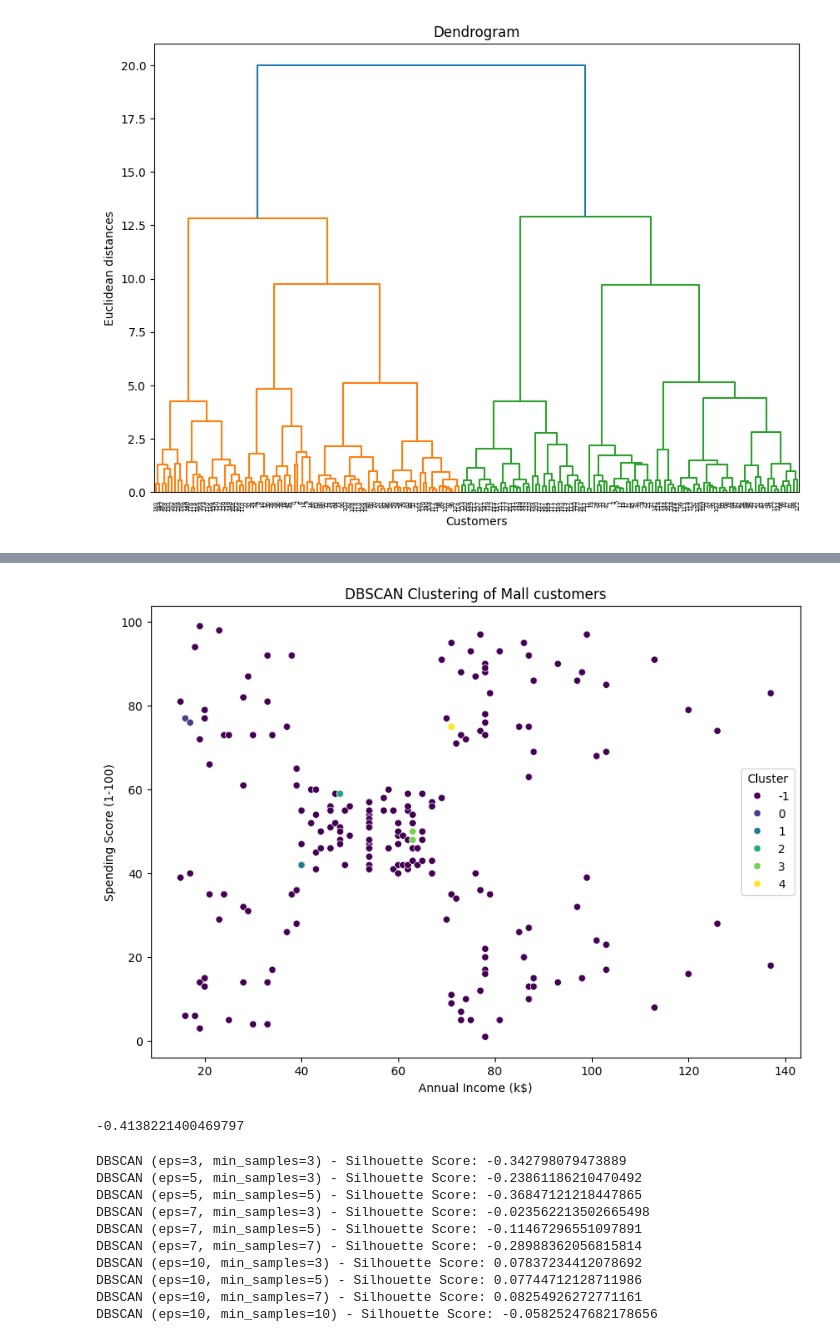
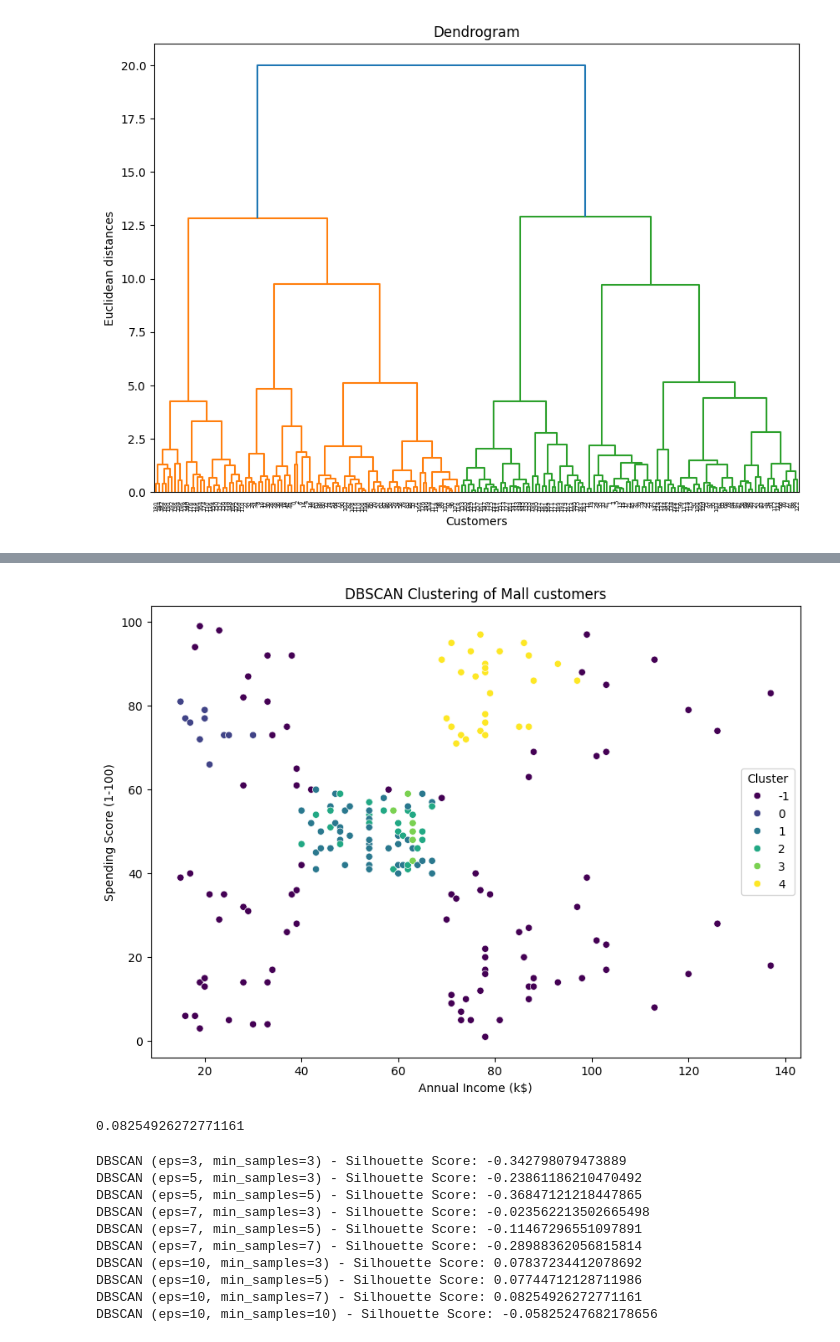
Before and after one commit to bubpen/sparta, a Jupyter notebook: machine_learning/unsupervised_learning/unsuprvised_learning.ipynb, the cells around one changed output, grey strips where cells are left out. Cells and saved outputs as stored; diff of their text form; code cells hidden in the pictures.

```diff
--- a/machine_learning/unsupervised_learning/unsuprvised_learning.ipynb
+++ b/machine_learning/unsupervised_learning/unsuprvised_learning.ipynb
@@ -183,19 +183,19 @@ X = X[['Age','Annual Income (k$)', 'Spending Score (1-100)']]
 scaler = StandardScaler()
 X_scaled = scaler.fit_transform(X)
 # %%
-dbscan =DBSCAN(eps =2, min_samples = 2)
+dbscan =DBSCAN(eps =10, min_samples = 7)
 df['Cluster'] = dbscan.fit_predict(X)
 
 plt.figure(figsize = (10,7))
 sns.scatterplot(x ='Annual Income (k$)',y = 'Spending Score (1-100)', hue = 'Cluster',  data =df, palette = 'viridis')
 plt.title('DBSCAN Clustering of Mall customers')
 plt.show()
 # %% [output]
-[figure, old version]
+[figure, new version]
 # %%
 print(silhouette_score(X_scaled,dbscan.labels_))
 # %% [output]
--0.4138221400469797
+0.08254926272771161
 # %%
 # 다양한 eps와 min_samples 값 시도
 eps_values = [3, 5, 7, 10]
```
Also changed, not shown: parts of 4 cells of this notebook, 2 other files.
